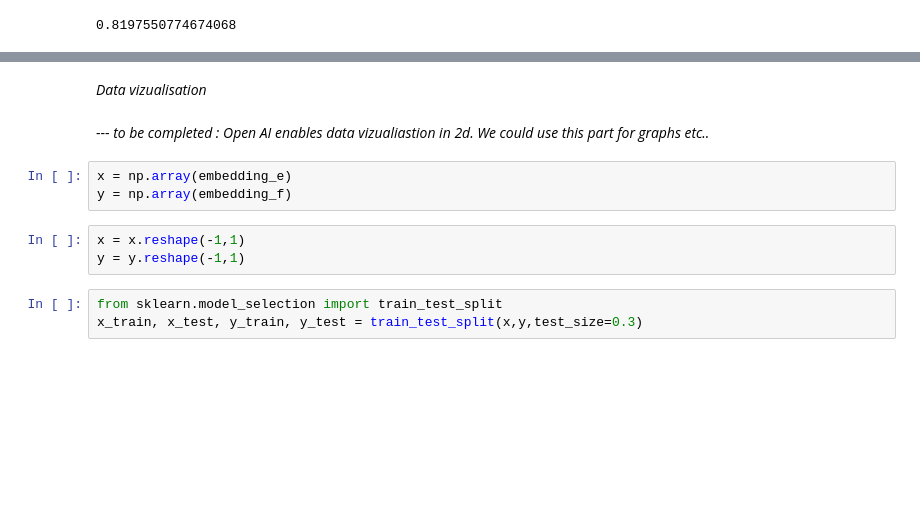
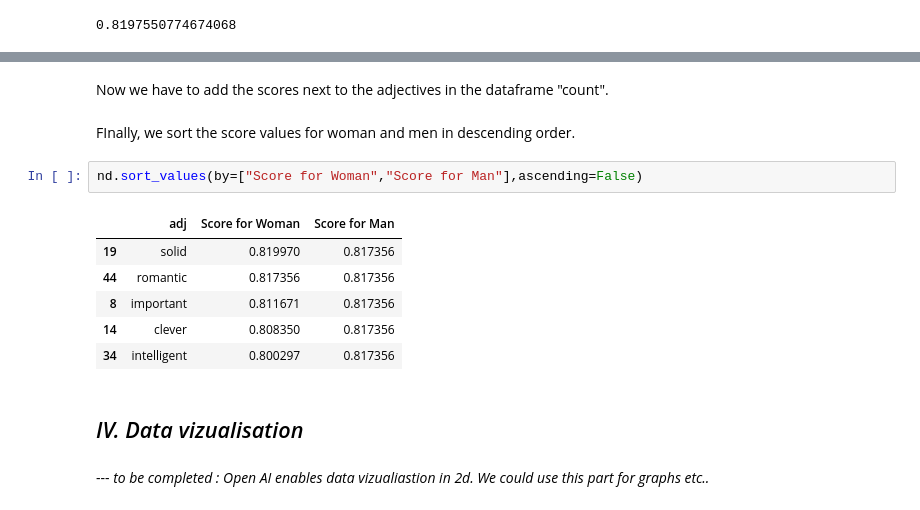
Before and after one commit to Marine-DUPUIS/Decoding-Biases-in-AI---GPT3, a Jupyter notebook: OpenAi.ipynb, the cells around one changed output, grey strips where cells are left out. Cells and saved outputs as stored; diff of their text form; blank space fills up the shorter version.

```diff
--- a/OpenAi.ipynb
+++ b/OpenAi.ipynb
@@ -341,14 +431,18 @@ scores-----*
+# %% [markdown]
+Now we have to add the scores next to the adjectives in the dataframe "count".
+# %% [markdown]
+FInally, we sort the score values for woman and men in descending order.
+# %%
+nd.sort_values(by=["Score for Woman","Score for Man"],ascending=False)
+# %% [output]
+|  | adj | Score for Woman | Score for Man |
+| 19 | solid | 0.819970 | 0.817356 |
+| 44 | romantic | 0.817356 | 0.817356 |
+| 8 | important | 0.811671 | 0.817356 |
+| 14 | clever | 0.808350 | 0.817356 |
+| 34 | intelligent | 0.800297 | 0.817356 |
 # %% [markdown]
-*Data vizualisation*
+## *IV. Data vizualisation*
 # %% [markdown]
 --- *to be completed : Open  AI enables data vizualiastion in 2d.
 We could use this part for graphs etc..*
-# %%
-x = np.array(embedding_e)
-y = np.array(embedding_f)
-# %%
-x = x.reshape(-1,1)
-y = y.reshape(-1,1)
-# %%
-from sklearn.model_selection import train_test_split
-x_train, x_test, y_train, y_test = train_test_split(x,y,test_size=0.3)
```
Also changed, not shown: parts of 35 cells of this notebook.
